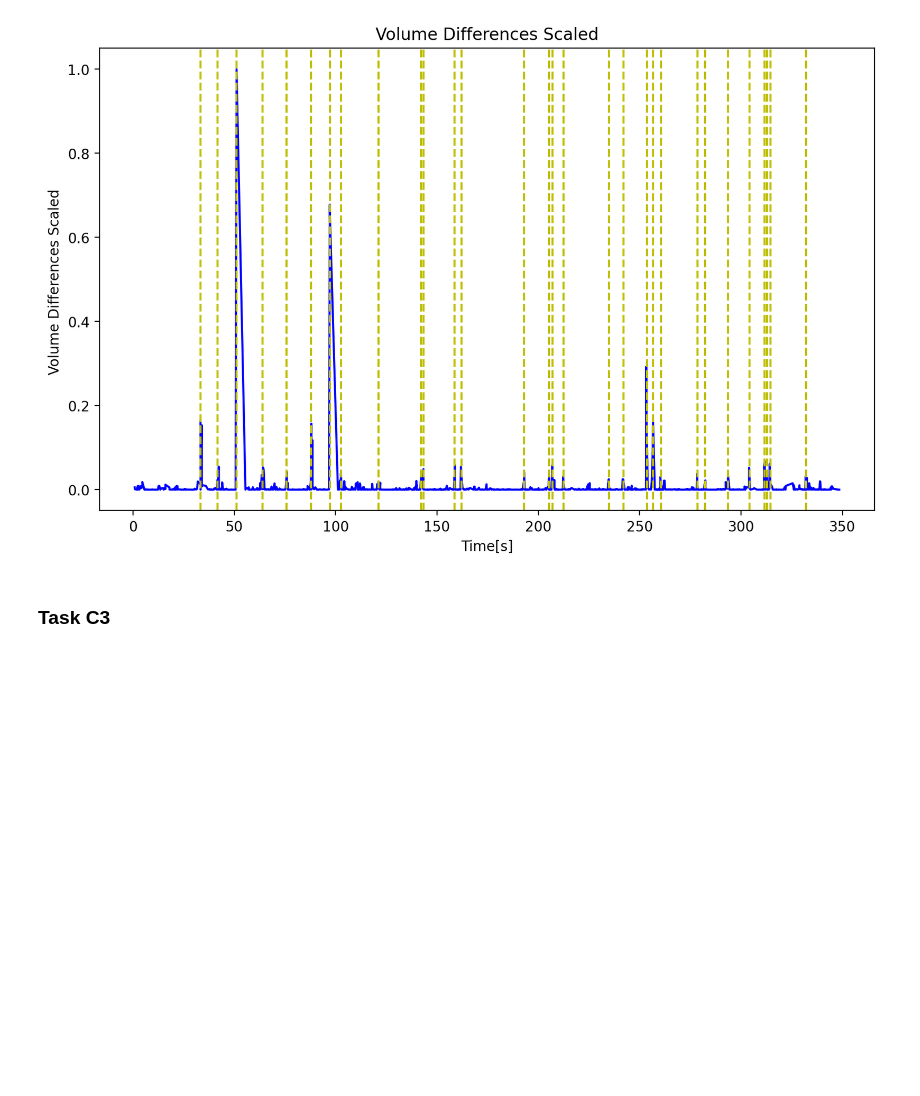
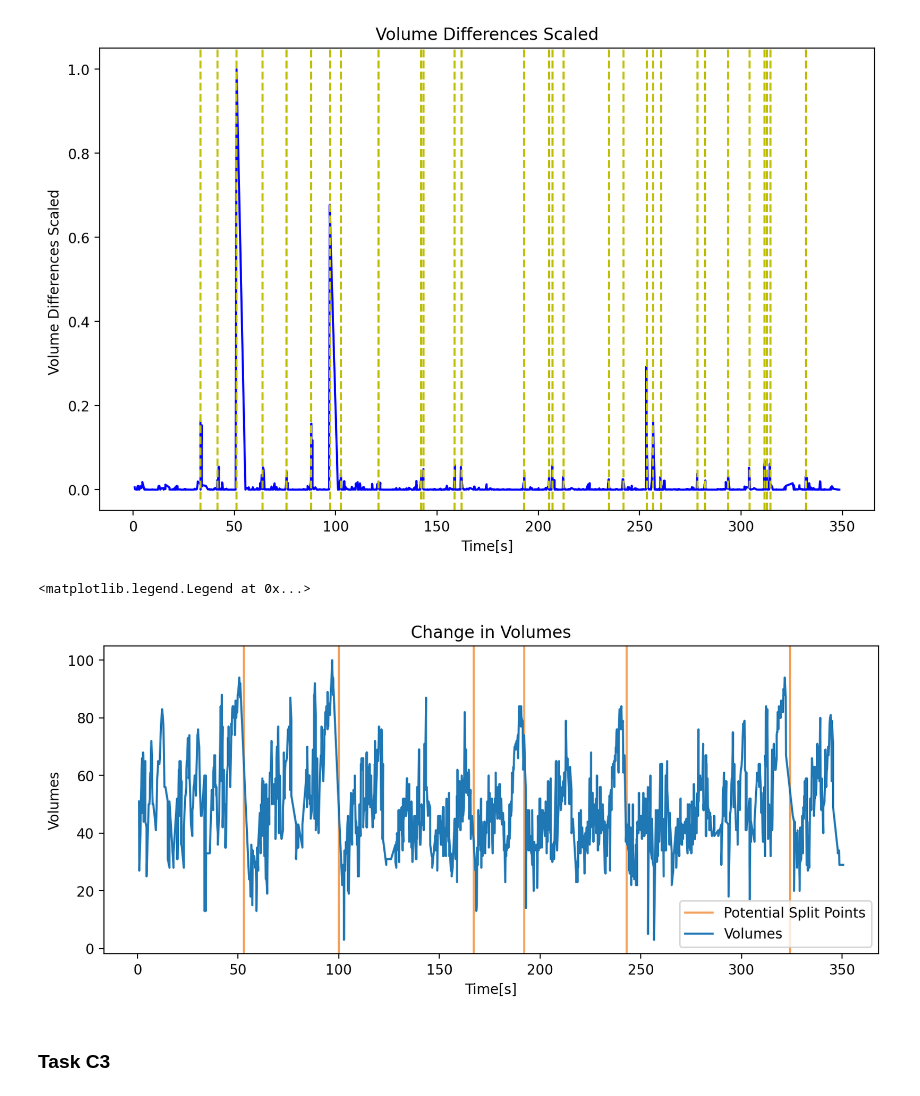
Before and after one commit to JorisMonnet/DM_Assignment3, a Jupyter notebook: task_c_yutaka.ipynb, the cells around one changed output. Cells and saved outputs as stored; diff of their text form; code cells hidden in the pictures; blank space fills up the shorter version.

```diff
--- a/task_c_yutaka.ipynb
+++ b/task_c_yutaka.ipynb
@@ -104,4 +115,21 @@ def get_times_threshold(list_time, list_volume_differences_scaled, threshold):
     return times_above_threshold
+# %%
+def offset_to_seconds(offset, tempo):
+    """
+    Converts a musical offset to seconds based on the given tempo.
+
+    Args:
+    offset (float): The musical offset in terms of quarter notes.
+    tempo (float): The tempo in beats per minute (BPM).
+
+    Returns:
+    float: The equivalent time in seconds.
+    """
+
+    # Calculate the duration of one quarter note in seconds
+    quarter_note_duration = 60 / tempo
+    # Calculate and return the time in seconds for the given offset
+    return offset * quarter_note_duration
 # %%
 midi_data = music21.converter.parse('asap-dataset/Schubert/Moment_Musical_no_1/MunA10M.mid')
 tempo = midi_data.metronomeMarkBoundaries()[0][2].number
@@ -139,5 +184,21 @@ plot_volume_and_possibilities(list_volume_differences_scaled, filtered_data, lis
 # %% [output]
 [figure]
+# %%
+list_time_second = [offset_to_seconds(x, tempo) for x in list_time]
+plt.figure(figsize=(10, 4))
+plt.title("Change in Volumes")
+plt.ylabel("Volumes")
+plt.xlabel("Time[s]")
+split_pont = [53, 100, 167, 192, 243, 324]
+for x in split_pont:
+    plt.axvline(x=x, color="sandybrown", linestyle = "-", label="Potential Split Points")
+plt.plot(list_time_second, list_volumes, label="Volumes")
+handles, labels = plt.gca().get_legend_handles_labels()
+by_label = dict(zip(labels, handles))
+plt.legend(by_label.values(), by_label.keys())
+# %% [output]
+<matplotlib.legend.Legend at 0x...>
+[figure, added]
 # %% [markdown]
 ### Task C3
 # %% [markdown]
```
Also changed, not shown: parts of 5 cells of this notebook, 1 other file.
